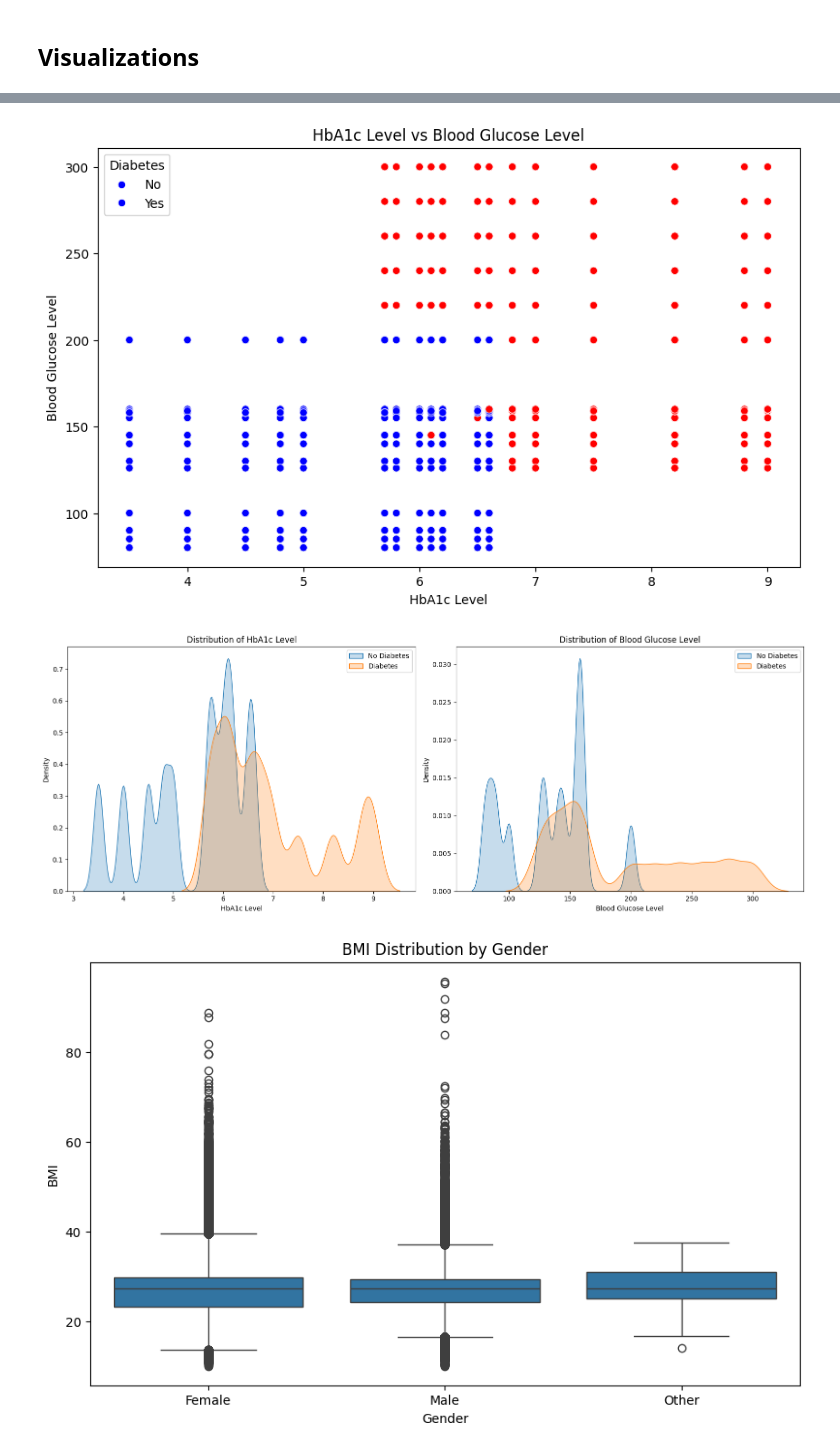
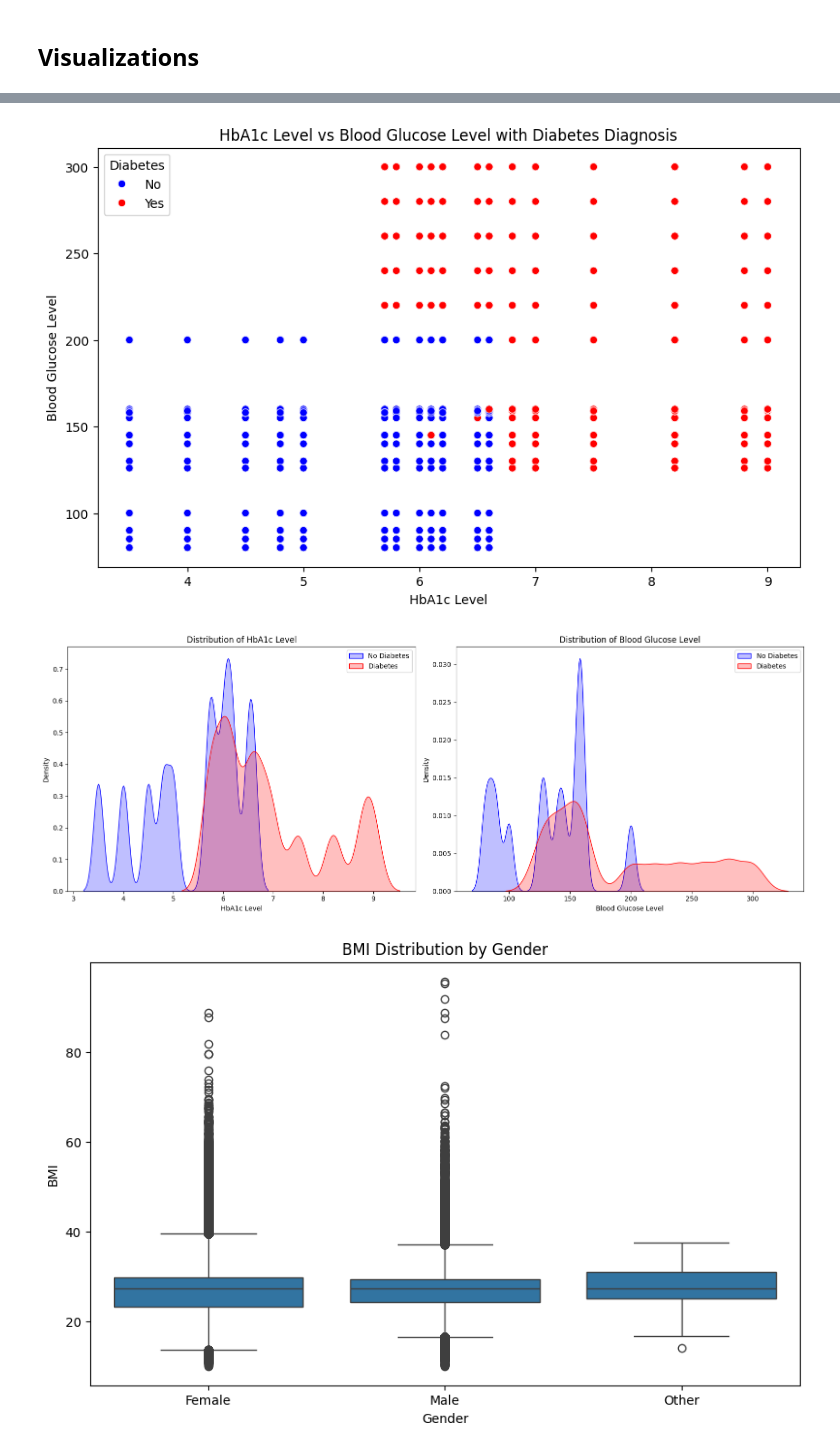
Before and after one commit to piiop/group-project-2, a Jupyter notebook: analysis.ipynb, the cells around one changed output, grey strips where cells are left out. Drawn from its saved outputs; the diff is of its cells as text; code cells hidden in the pictures.

```diff
--- a/analysis.ipynb
+++ b/analysis.ipynb
@@ -554,39 +550,44 @@ plt.show()
 # Plot HbA1c Level vs Blood Glucose
 
 plt.figure(figsize=(10, 6))
-sns.scatterplot(data=df, x='HbA1c Level', y='Blood Glucose Level', hue='Diabetes', palette={0: 'blue', 1: 'red'})
-plt.title('HbA1c Level vs Blood Glucose Level')
+scatter = sns.scatterplot(data=df, x='HbA1c Level', y='Blood Glucose Level', hue='Diabetes', palette={0: 'blue', 1: 'red'})
+plt.title('HbA1c Level vs Blood Glucose Level with Diabetes Diagnosis')
 plt.xlabel('HbA1c Level')
 plt.ylabel('Blood Glucose Level')
-plt.legend(title='Diabetes', labels=['No', 'Yes'])
+
+# Create custom legend with correct colors
+handles, _ = scatter.get_legend_handles_labels()
+plt.legend(handles=handles, title='Diabetes', labels=['No', 'Yes'])
+
 plt.show()
 # %% [output]
-[figure, old version]
+[figure, new version]
 # %%
 # KDE (Kernal Density Estimate) plots
+
 
 plt.figure(figsize=(16, 6))
 
 # HbA1c Level
 plt.subplot(1, 2, 1)
-sns.kdeplot(data=df[df['Diabetes'] == 0], x='HbA1c Level', fill=True, label='No Diabetes')
-sns.kdeplot(data=df[df['Diabetes'] == 1], x='HbA1c Level', fill=True, label='Diabetes')
+sns.kdeplot(data=df[df['Diabetes'] == 0], x='HbA1c Level', fill=True, color='blue', label='No Diabetes')
+sns.kdeplot(data=df[df['Diabetes'] == 1], x='HbA1c Level', fill=True, color='red', label='Diabetes')
 plt.title('Distribution of HbA1c Level')
 plt.xlabel('HbA1c Level')
 plt.legend()
 
 # Blood Glucose Level
 plt.subplot(1, 2, 2)
-sns.kdeplot(data=df[df['Diabetes'] == 0], x='Blood Glucose Level', fill=True, label='No Diabetes')
-sns.kdeplot(data=df[df['Diabetes'] == 1], x='Blood Glucose Level', fill=True, label='Diabetes')
+sns.kdeplot(data=df[df['Diabetes'] == 0], x='Blood Glucose Level', fill=True, color='blue', label='No Diabetes')
+sns.kdeplot(data=df[df['Diabetes'] == 1], x='Blood Glucose Level', fill=True, color='red', label='Diabetes')
 plt.title('Distribution of Blood Glucose Level')
 plt.xlabel('Blood Glucose Level')
 plt.legend()
 
 plt.tight_layout()
 plt.show()
 # %% [output]
-[figure, old version]
+[figure, new version]
 # %%
 # BMI vs Gender
 
```
Also changed, not shown: parts of 10 cells of this notebook, 28 other files.
